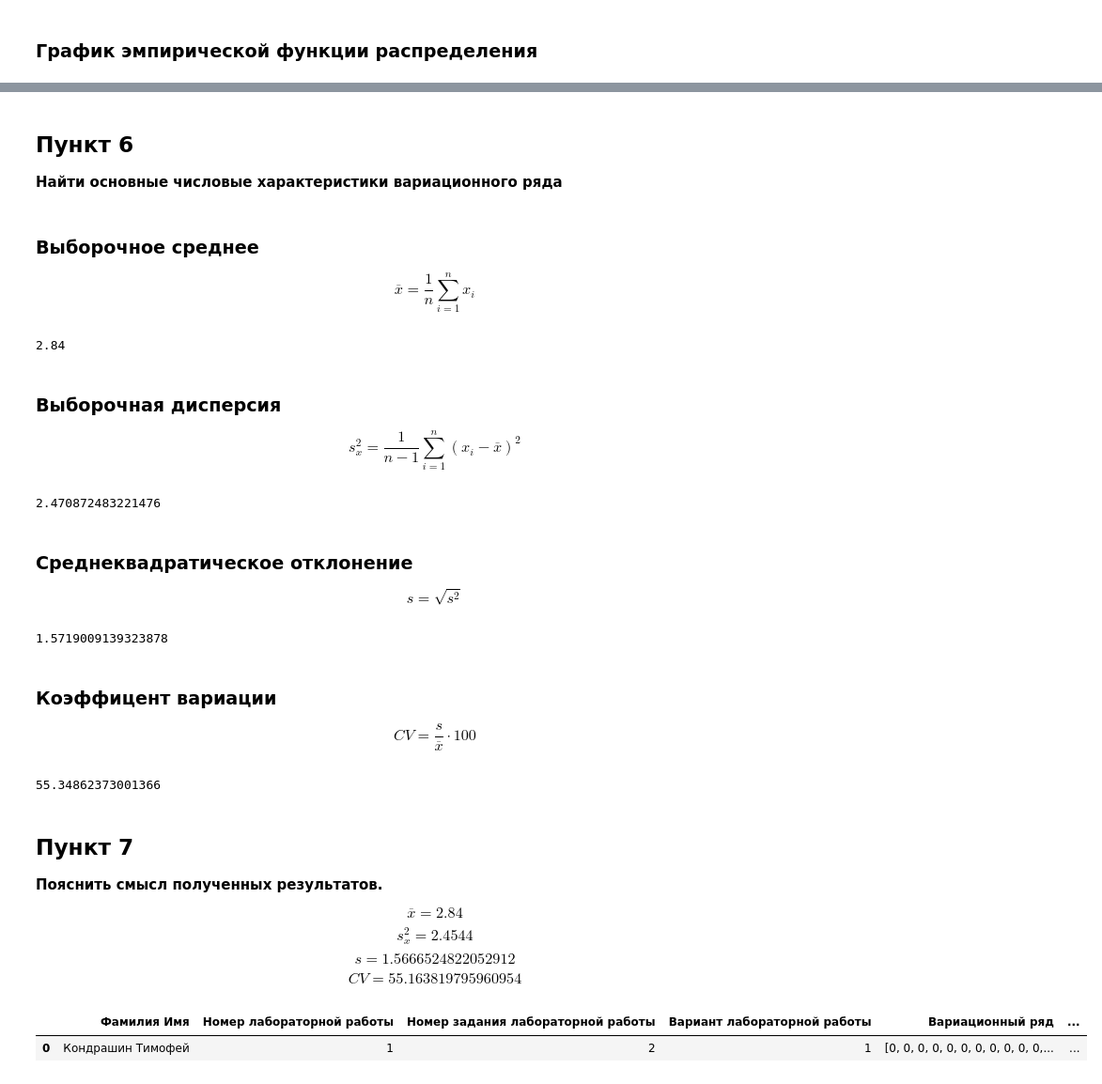
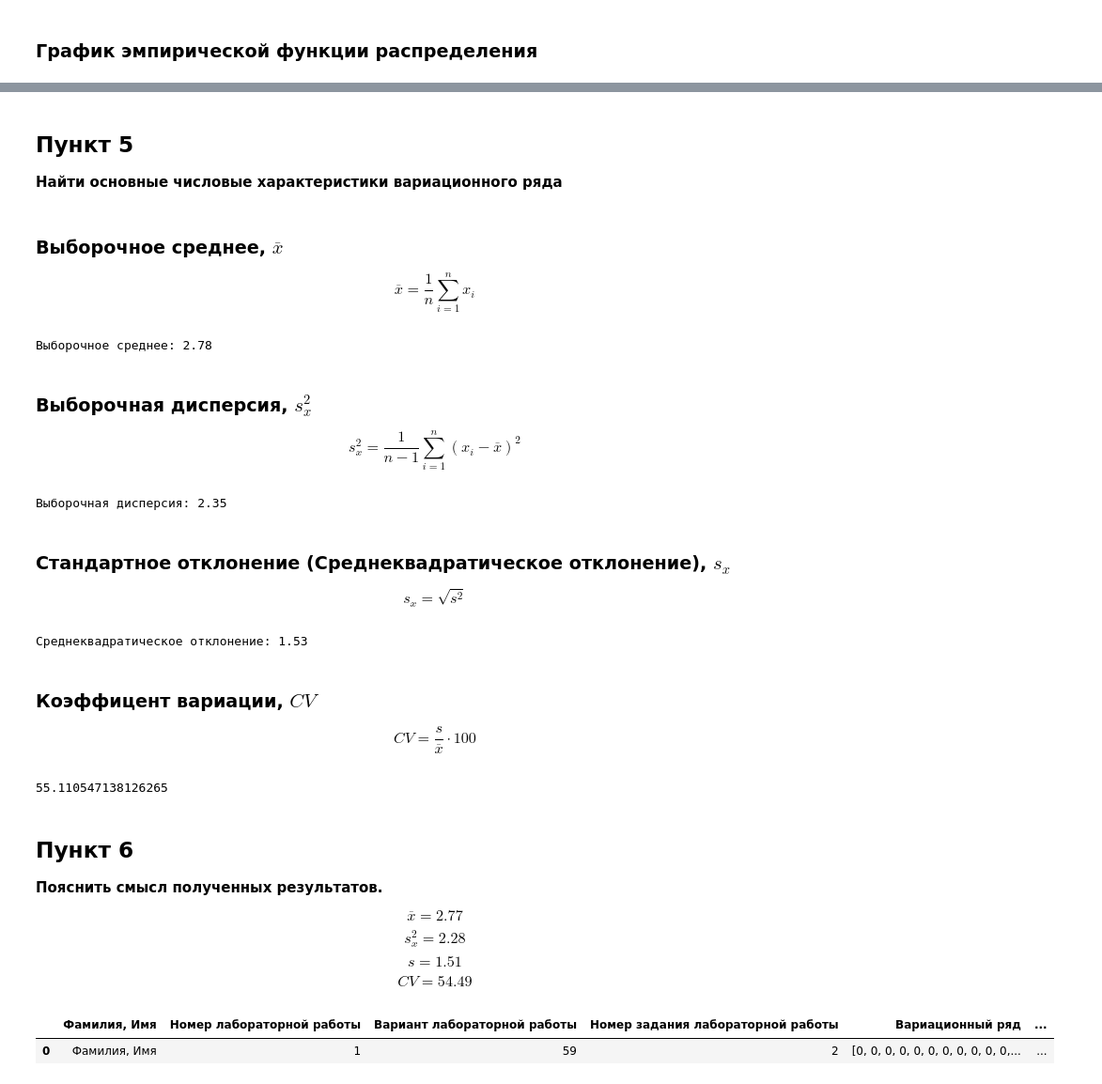
Before and after one commit to CosmDandy/Polytech-4-Sem-Statistics, a Jupyter notebook: Python/LB1/LB1_Test_2.ipynb, the cells around one changed output, grey strips where cells are left out. Shown at 94% size. Cells and saved outputs as stored; diff of their text form; code cells hidden in the pictures.

```diff
--- a/Python/LB1/LB1_Test_2.ipynb
+++ b/Python/LB1/LB1_Test_2.ipynb
@@ -26,9 +25,9 @@ import plotly.express as px
 # %% [markdown]
 ### Данные
 # %%
-lb_author = 'Кондрашин Тимофей'
+lb_author = 'Фамилия, Имя'
 lb_num = 1
-lb_excercise_num = 2
-lb_variant = 1
-print(f'Фамилия Имя: {lb_author}\nНомер лабораторной работы: {lb_num}\nНомер задания лабораторной работы: {lb_excercise_num}\nВариант лабораторной работы: {lb_variant}')
+lb_variant = 59
+lb_exercise_num = 2
+print(f'Фамилия, Имя: {lb_author}\nНомер лабораторной работы: {lb_num}\nВариант лабораторной работы: {lb_variant}\nНомер задания лабораторной работы: {lb_exercise_num}')
 # %% [output]
@@ -58,0 +38,4 @@ Length: 150, dtype: int64
+# %%
+task = pd.read_json('input/Данные к заданию №2.json')
+data = pd.Series(task['Данные'][lb_variant - 1])
+print(data.tolist())
@@ -112,7 +106,7 @@ freq
 ### Относительная частота, $w_i$
 # %%
 rel_freq = pd.Series(data_sort).value_counts().sort_index() / len(data_sort)
-rel_freq = pd.DataFrame(rel_freq, index=unique, columns=["Частота"]).T
+rel_freq = pd.DataFrame(rel_freq, index=unique, columns=["Относительная частота"]).T
 rel_freq
 # %% [output]
 |  | 0 | 1 | 2 | 3 | 4 | 5 | 6 |
@@ -214,67 +215,70 @@ plot_cdf_func(unique, emp_func.iloc[0].tolist(), 'График эмпириче
 # %% [markdown]
-## Пункт 6
+## Пункт 5
 **Найти основные числовые характеристики вариационного ряда**
 # %% [markdown]
-### Выборочное среднее
+### Выборочное среднее, $\overline x$
 
 $$\overline x = \frac1n \sum^n_{i=1} x_i$$
 # %%
 mean = np.mean(data)
-mean
+print(f'Выборочное среднее: {mean:.2f}')
 # %% [output]
-2.84
+Выборочное среднее: 2.78
 # %% [markdown]
-### Выборочная дисперсия
+### Выборочная дисперсия, $s^2_x$
 
 $$s^2_x = \frac{1}{n-1}\sum^n_{i=1} (x_i - \overline x)^2$$
 # %%
 var = np.var(data, ddof=1)
-var
+print(f'Выборочная дисперсия: {var:.2f}')
 # %% [output]
-2.470872483221476
+Выборочная дисперсия: 2.35
 # %% [markdown]
-### Среднеквадратическое отклонение
+### Стандартное отклонение (Среднеквадратическое отклонение), $s_x$
 
-$$s = \sqrt{s^2}$$
+$$s_x = \sqrt{s^2}$$
 # %%
 std = np.std(data, ddof=1)
-std
+print(f'Среднеквадратическое отклонение: {std:.2f}')
 # %% [output]
-1.5719009139323878
+Среднеквадратическое отклонение: 1.53
 # %% [markdown]
-### Коэффицент вариации
+### Коэффицент вариации, $CV$
 
 $$CV = \frac{s}{\overline x} \cdot 100$$
 # %%
 cv = (std / mean) * 100
 cv
 # %% [output]
-55.34862373001366
+55.110547138126265
 # %% [markdown]
-## Пункт 7
+## Пункт 6
 **Пояснить смысл полученных результатов.**
 
-$$\overline x = 2.84$$
-$$s^2_x = 2.4544$$
-$$s = 1.5666524822052912$$
-$$CV = 55.163819795960954$$
+$$\overline x = 2.77$$
+$$s^2_x = 2.28$$
+$$s = 1.51$$
+$$CV = 54.49$$
 # %%
 answer = pd.DataFrame()
-answer['Фамилия Имя'] = [lb_author]
+
+answer['Фамилия, Имя'] = [lb_author]
 answer['Номер лабораторной работы'] = [lb_num]
-answer['Номер задания лабораторной работы'] = [lb_excercise_num]
 answer['Вариант лабораторной работы'] = [lb_variant]
-answer['Вариационный ряд'] = [str(data_sort)]
+answer['Номер задания лабораторной работы'] = [lb_exercise_num]
+
+answer['Вариационный ряд'] = [str(data_sort.tolist())]
 answer['Варианты'] = [str(unique)]
-answer['Частота'] = [str(freq.iloc[0].tolist())]
-answer['Относительная частота'] = [str(rel_freq.iloc[0].tolist())]
-answer['Эмпирическая функция распределения'] = [str(emp_func.iloc[0].tolist())]
-answer['Выборочное среднее'] = [mean[0]]
-answer['Выборочная дисперсия'] = [var[0]]
-answer['Среднеквадратическое отклонение'] = [std[0]]
-answer['Коэффицент вариации'] = [cv[0]]
-answer.to_csv('Кондрашин_ЛБ1_Задание_2.csv', index=False)
+answer['Частота'] = [str(freq.values.tolist()[0])]
+answer['Относительная частота'] = [str(rel_freq.values.tolist()[0])]
+answer['Эмпирическая функция распределения'] = [str(emp_func.values.tolist()[0])]
+
+answer['Выборочное среднее'] = [mean]
+answer['Выборочная дисперсия'] = [var]
+answer['Среднеквадратическое отклонение'] = [std]
+answer['Коэффицент вариации'] = [cv]
+answer.to_csv('output/ФамилияИмя_ЛБ1_Задание_2.csv', index=False)
 answer
 # %% [output]
-|  | Фамилия Имя | Номер лабораторной работы | Номер задания лабораторной работы | Вариант лабораторной работы | Вариационный ряд | ... |
-| 0 | Кондрашин Тимофей | 1 | 2 | 1 | [0, 0, 0, 0, 0, 0, 0, 0, 0, 0, 0,... | ... |
+|  | Фамилия, Имя | Номер лабораторной работы | Вариант лабораторной работы | Номер задания лабораторной работы | Вариационный ряд | ... |
+| 0 | Фамилия, Имя | 1 | 59 | 2 | [0, 0, 0, 0, 0, 0, 0, 0, 0, 0, 0,... | ... |
```
Also changed, not shown: parts of 29 cells of this notebook, 2 other files.
